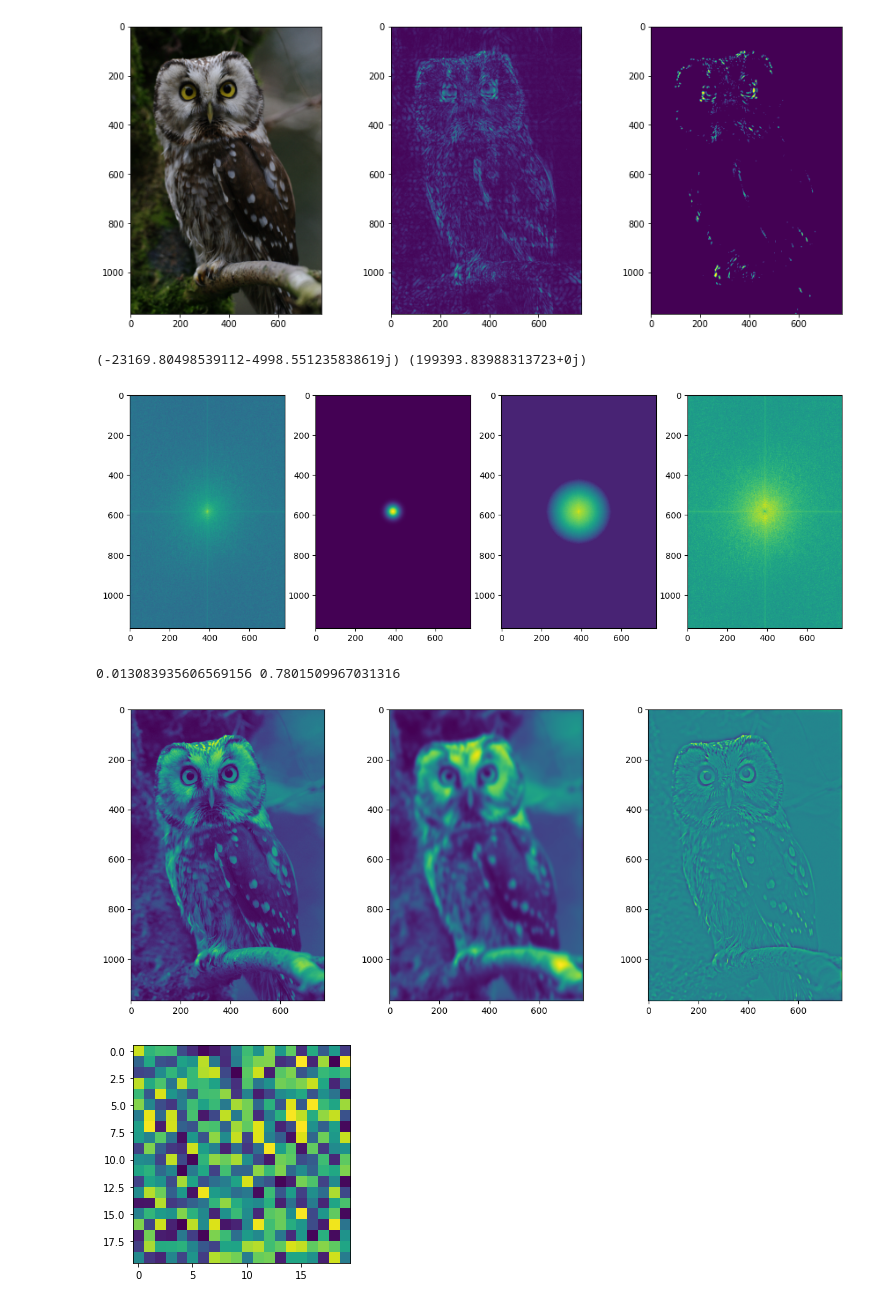
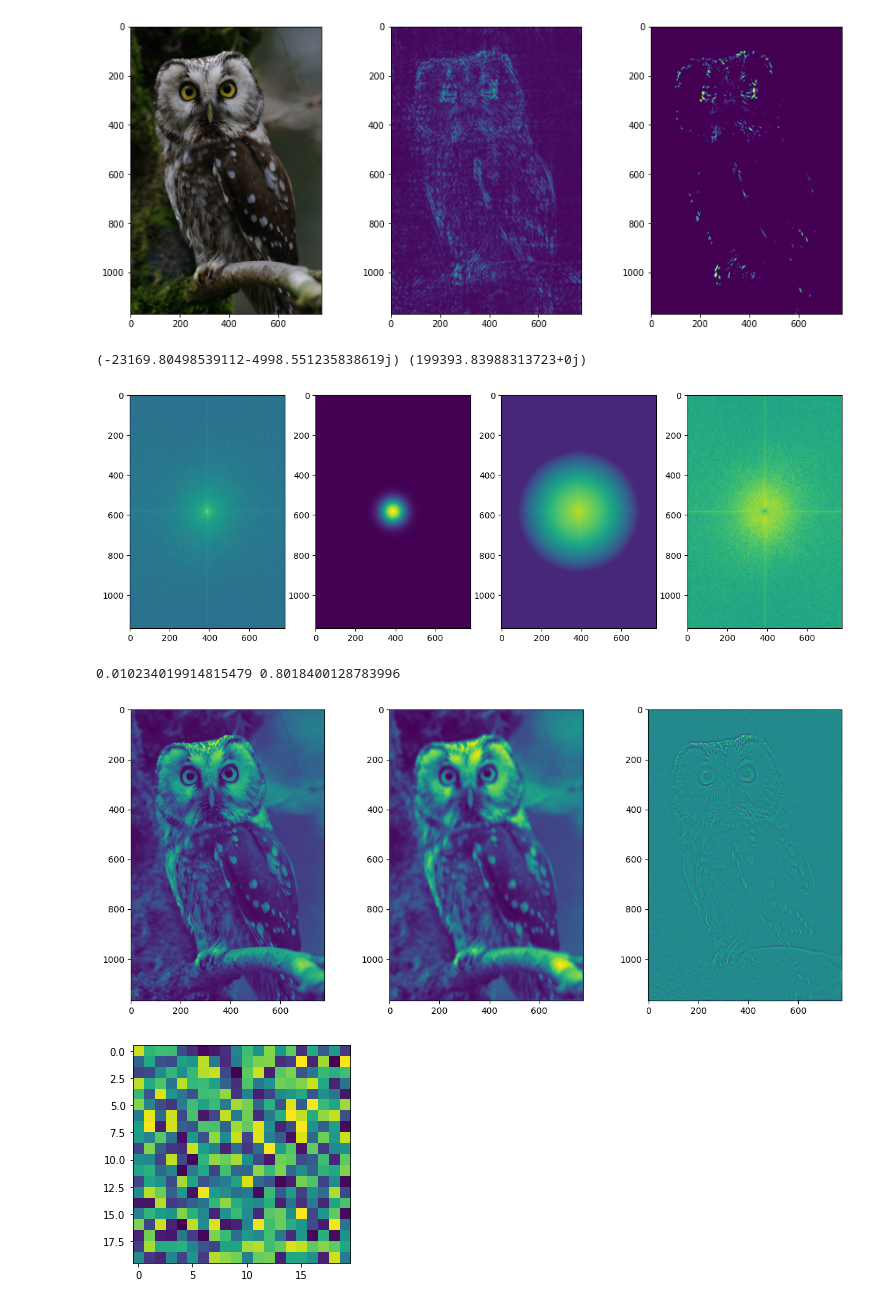
Before and after one commit to ollihansen90/zeugs, a Jupyter notebook: Fourier_CNN.ipynb, the cells around one changed output. Cells and saved outputs as stored; diff of their text form; code cells hidden in the pictures.

```diff
--- a/Fourier_CNN.ipynb
+++ b/Fourier_CNN.ipynb
@@ -65,40 +65,40 @@ xx, yy = np_ft.shape
 width = 10
 thresh = 0.4
 
-sigma = 1000
+sigma = 60
 filter = np.linspace(-xx/2, xx/2, num=xx)[:,None]**2+np.linspace(-yy/2, yy/2, num=yy)**2
-filter = np.exp(-filter/sigma)
+filter = np.exp(-filter/sigma**2)
 
 np_ft_filtered = np_ft*filter+1e-10
 plt.figure(figsize=[15, 6])
 plt.subplot(1,4,1)
 plt.imshow(np.log(np.abs(np_ft)))
 plt.subplot(1,4,2)
 plt.imshow(filter)
 plt.subplot(1,4,3)
 plt.imshow(np.log(np.abs(np_ft_filtered)))
 plt.subplot(1,4,4)
 plt.imshow(np.log(np.abs(np_ft_filtered-np_ft)))
 plt.show()
 
 img_filtered = np.abs(np.fft.ifft2(np.fft.ifftshift(np_ft_filtered)))
 img_filtered_normed = img_filtered-np.min(img_filtered)
 img_filtered_normed *= 1/np.max(img_filtered_normed)
 img_filtered_normed[img_filtered_normed>=thresh] = 1
 img_filtered_normed[img_filtered_normed<thresh] = 0
 print(np.min(img_filtered), np.max(img_filtered))
 plt.figure(figsize=[15, 6])
 plt.subplot(1,3,1)
 plt.imshow(img_grey)
 plt.subplot(1,3,2)
 plt.imshow(img_filtered)
 plt.subplot(1,3,3)
 plt.imshow(img_grey-img_filtered)
 plt.show()
 # %% [output]
 (-23169.80498539112-4998.551235838619j) (199393.83988313723+0j)
-[figure, old version]
+[figure, new version]
-0.013083935606569156 0.7801509967031316
+0.010234019914815479 0.8018400128783996
 [figure]
 # %%
 import matplotlib.pyplot as plt
```
